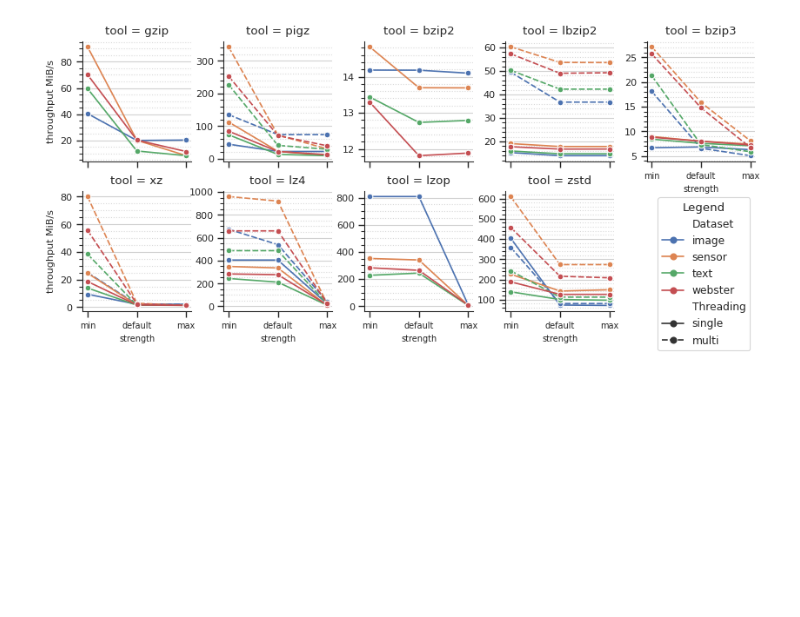
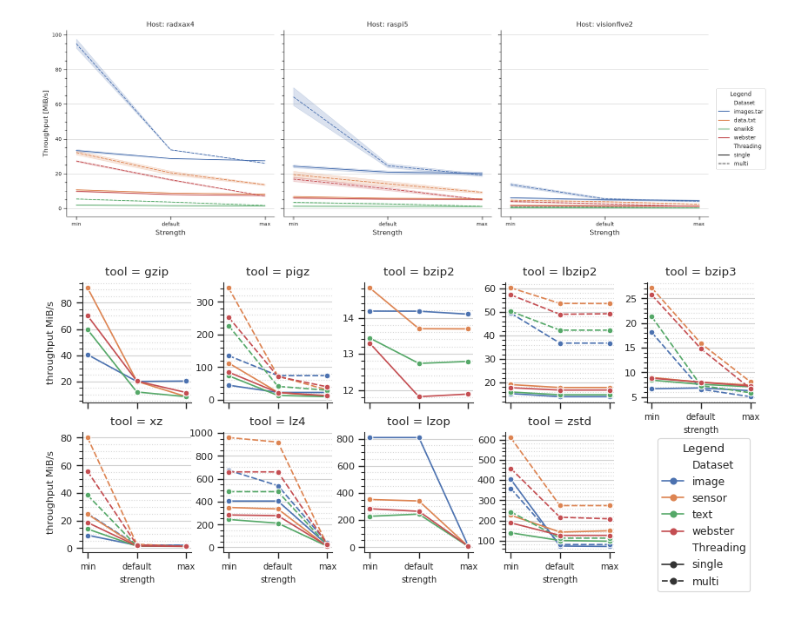
Before and after one commit to rsie-dev/power_consumption_experiment, a Jupyter notebook: visualization/visualize_throughput.ipynb, the cells around one changed output. Drawn from its saved outputs; the diff is of its cells as text; code cells hidden in the pictures; blank space fills up the shorter version.

Commit message:
switched to one tool display

```diff
--- a/visualization/visualize_throughput.ipynb
+++ b/visualization/visualize_throughput.ipynb
@@ -49,8 +48,88 @@ df["average_throughput"] = df["average_throughput"].pint.to("MiB/s")
 # %%
+df["throughput"] = df["throughput"].pint.to("MiB/s")
 # Convert Pint quantities to magnitudes if necessary
-plot_df = df.pint.dequantify()
-plot_df.columns = plot_df.columns.get_level_values(0)
-plot_df = plot_df.drop(columns=["num_runs", "average_real"])
+#plot_df = df.pint.dequantify()
+#plot_df.columns = plot_df.columns.get_level_values(0)
+#plot_df = plot_df.drop(columns=["num_runs", "average_real"])
+# %%
+def map_dataset(ds_name):
+    sets = {
+        "sensor": "data.txt",
+        "imagelarge": "images.tar",
+        "textlarge": "enwik8",
+        "webster": "webster",
+    }
+    if ds_name in sets:
+        return sets[ds_name]
+    return None
+# %%
+plot_df = df.copy()
+tool = "bzip3"
+#plot_df = plot_df[plot_df["host"] == "radxax4"]
+plot_df = plot_df[plot_df["tool"] == tool]
+#plot_df = plot_df[plot_df["threading"] == "single"]
+#plot_df = plot_df[plot_df["dataset"] == "sensor"]
+
+g = sns.relplot(data=plot_df,
+                x="strength",
+                y="throughput",
+                col="host",
+                hue="dataset",
+                style="threading",
+                kind="line",
+                #marker="^",
+                #facet_kws={"sharey": False},
+               )
+g.set_xlabels("Strength")
+g.set_ylabels("Throughput [MiB/s]")
+
+for ax in g.axes.flat:
+    for ax in g.axes.flat:
+        ax.yaxis.minorticks_on()
+        ax.grid(axis="y", which="major", linestyle="-", alpha=0.95)
+        #ax.grid(axis="y", which="minor", linestyle="--", alpha=0.75)
+
+        ax.set_xlabel(ax.get_xlabel(), fontsize=11)
+        ax.set_ylabel(ax.get_ylabel(), fontsize=11)
+        ax.tick_params(axis="x", labelsize=8)
+        ax.tick_params(axis="y", labelsize=8)
+
+g.set_titles(
+    col_template="Host: {col_name}",
+    size=11,
+    #weight="bold"
+)
+
+# Remove the default legend (outside the figure)
+if g._legend is not None:
+    g._legend.remove()
+
+ax = g.axes.flat[0]
+handles, labels = ax.get_legend_handles_labels()
+legend = g.figure.legend(
+    handles,
+    labels,
+    title="Legend",
+    loc="center right",
+    #bbox_to_anchor=(0.82, 0.25),  # adjust as needed
+    frameon=True,
+)
+
+for text in legend.texts:
+    if text.get_text() == "dataset":
+        text.set_text("Dataset")
+    elif text.get_text() == "threading":
+        text.set_text("Threading")
+
+    mapped = map_dataset(text.get_text())
+    if mapped:
+        text.set_text(mapped)
+
+file_name = image_folder / f"throughput_{tool}.pdf"
+#print("generate: %s" % file_name)
+g.fig.savefig(file_name, bbox_inches="tight")
+# %% [output]
+[figure, added]
 # %%
 def plot_faceted(df, host, mode):
     df = df[df["host"] == host]
```
Also changed, not shown: parts of 2 cells of this notebook.
